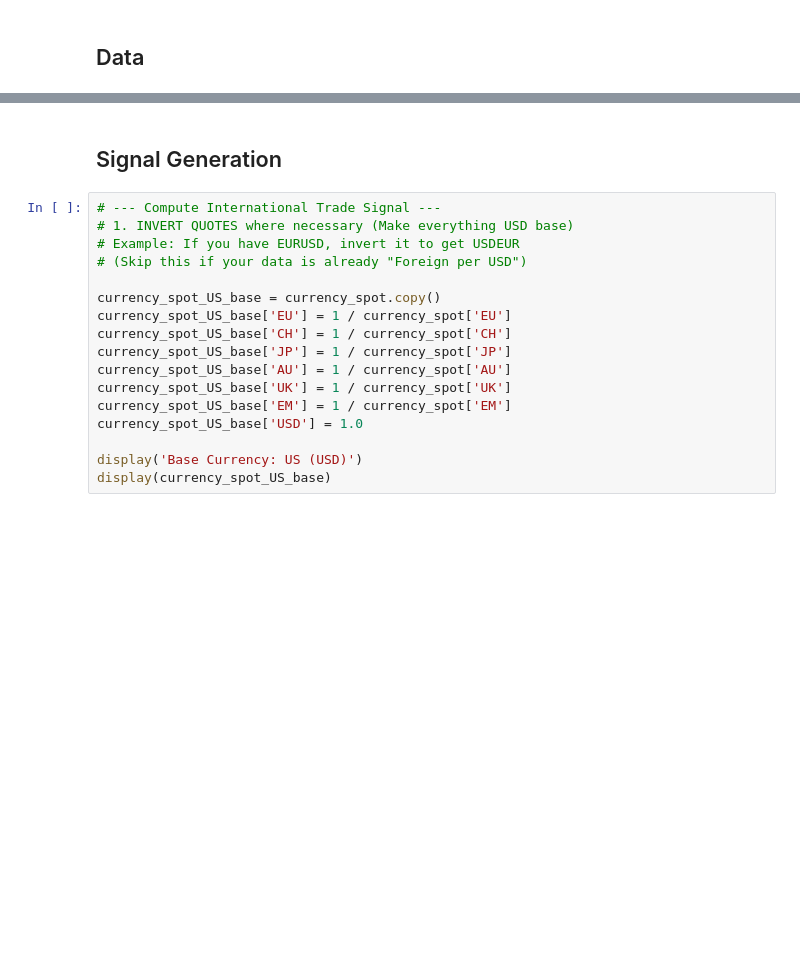
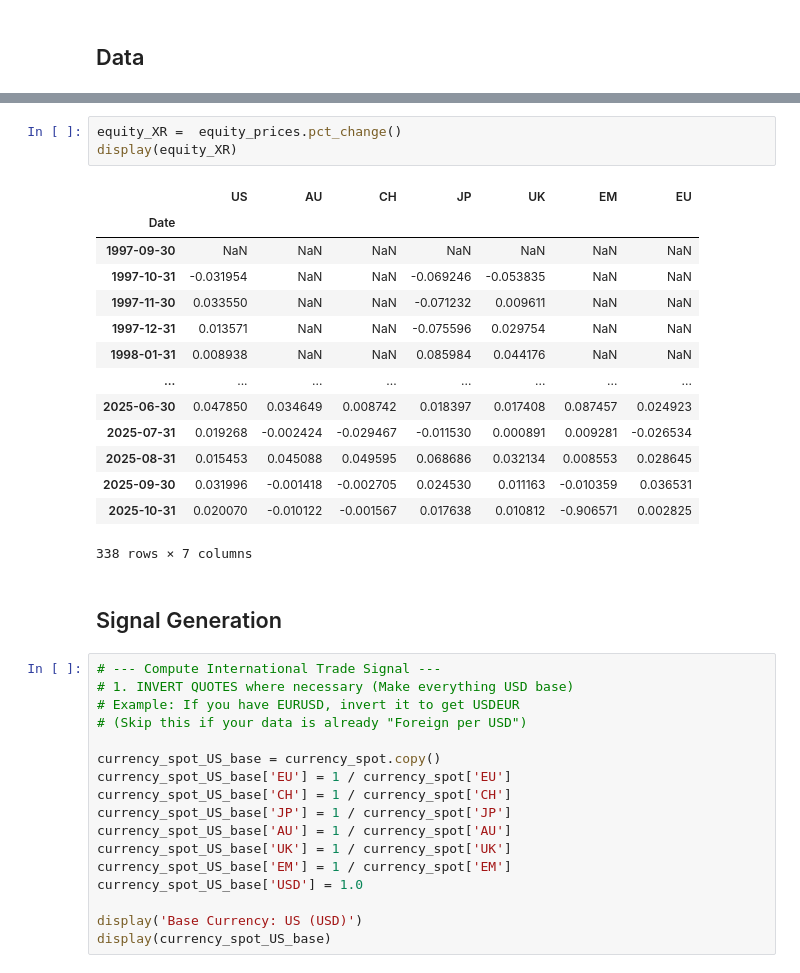
Before and after one commit to DanUZH/PMP_December_8, a Jupyter notebook: Code_Ryan/International Trade Portfolios/IT_Equities.ipynb, the cells around one changed output, grey strips where cells are left out. Cells and saved outputs as stored; diff of their text form; blank space fills up the shorter version.

```diff
--- a/Code_Ryan/International Trade Portfolios/IT_Equities.ipynb
+++ b/Code_Ryan/International Trade Portfolios/IT_Equities.ipynb
@@ -175,3 +261,21 @@ benchmark = benchmark_data
+# %%
+equity_XR =  equity_prices.pct_change()
+display(equity_XR)
+# %% [output]
+|  | US | AU | CH | JP | UK | EM | EU |
+| Date |  |  |  |  |  |  |  |
+| 1997-09-30 | NaN | NaN | NaN | NaN | NaN | NaN | NaN |
+| 1997-10-31 | -0.031954 | NaN | NaN | -0.069246 | -0.053835 | NaN | NaN |
+| 1997-11-30 | 0.033550 | NaN | NaN | -0.071232 | 0.009611 | NaN | NaN |
+| 1997-12-31 | 0.013571 | NaN | NaN | -0.075596 | 0.029754 | NaN | NaN |
+| 1998-01-31 | 0.008938 | NaN | NaN | 0.085984 | 0.044176 | NaN | NaN |
+| ... | ... | ... | ... | ... | ... | ... | ... |
+| 2025-06-30 | 0.047850 | 0.034649 | 0.008742 | 0.018397 | 0.017408 | 0.087457 | 0.024923 |
+| 2025-07-31 | 0.019268 | -0.002424 | -0.029467 | -0.011530 | 0.000891 | 0.009281 | -0.026534 |
+| 2025-08-31 | 0.015453 | 0.045088 | 0.049595 | 0.068686 | 0.032134 | 0.008553 | 0.028645 |
+| 2025-09-30 | 0.031996 | -0.001418 | -0.002705 | 0.024530 | 0.011163 | -0.010359 | 0.036531 |
+| 2025-10-31 | 0.020070 | -0.010122 | -0.001567 | 0.017638 | 0.010812 | -0.906571 | 0.002825 |
+338 rows × 7 columns
 # %% [markdown]
 ## Signal Generation
 # %%
```
Also changed, not shown: parts of 19 cells of this notebook, 4 other files.
